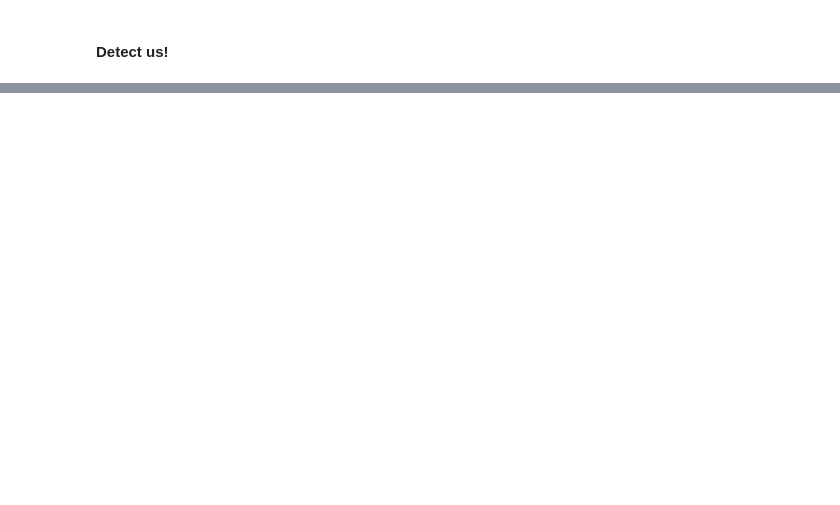
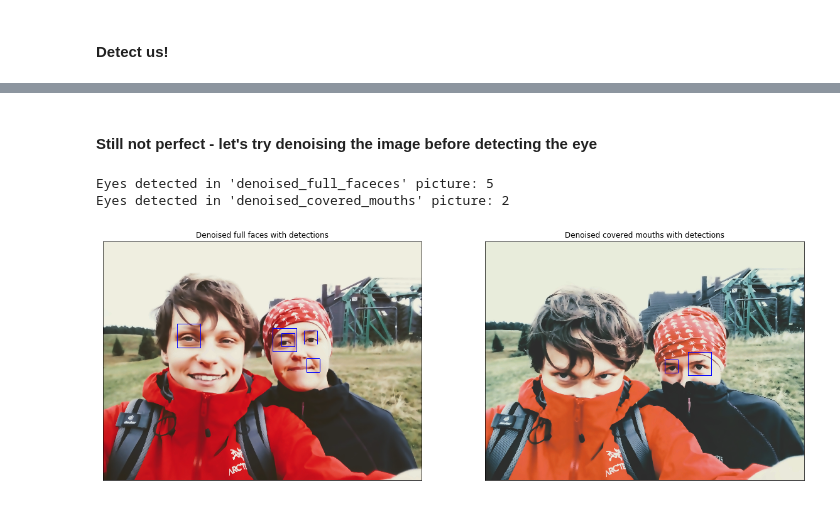
Before and after one commit to Olks/face_detection, a Jupyter notebook: Face detection.ipynb, the cells around one changed output, grey strips where cells are left out. Cells and saved outputs as stored; diff of their text form; code cells hidden in the pictures; blank space fills up the shorter version.

```diff
--- a/Face detection.ipynb
+++ b/Face detection.ipynb
@@ -127,0 +129,52 @@ Eyes detected in 'hidden_mouths' picture: 4
+# %% [markdown]
+#### Still not perfect - let's try denoising the image before detecting the eye
+# %%
+denoised_image_full_faces = np.copy(image_full_faces)
+denoised_image_covered_mouths = np.copy(image_covered_mouths)
+
+# Parameters:
+# h : parameter deciding filter strength. Higher h value removes noise better, but removes details of image also. (10 is ok)
+# hForColorComponents : same as h, but for color images only. (normally same as h)
+# templateWindowSize : should be odd. (recommended 7)
+# searchWindowSize : should be odd. (recommended 21)
+
+denoised_image_full_faces = cv2.fastNlMeansDenoisingColored(denoised_image_full_faces, None, 16, 10, 7,21)
+denoised_image_covered_mouths = cv2.fastNlMeansDenoisingColored(denoised_image_covered_mouths, None, 16, 10, 7,21)
+
+# Converting to grayscale
+gray_denoised_full_faces = cv2.cvtColor(image_full_faces, cv2.COLOR_RGB2GRAY)
+gray_denoised_covered_mouths = cv2.cvtColor(image_covered_mouths, cv2.COLOR_RGB2GRAY)
+
+
+eyes_denoised_full_faces = cascade_right_eye.detectMultiScale(gray_denoised_full_faces, scaleFactor=1.75, minNeighbors=2,
+                                               minSize=(80,80), maxSize=(600,600))
+eyes_denoised_covered_mouths = cascade_right_eye.detectMultiScale(gray_denoised_covered_mouths, scaleFactor=1.75, minNeighbors=2,
+                                               minSize=(80,80), maxSize=(600,600))
+
+
+# Draw blue box around found faces
+for (x,y,w,h) in eyes_denoised_full_faces:
+    cv2.rectangle(denoised_image_full_faces, (x,y), (x+w,y+h), (0,0,255), 3)
+
+for (x,y,w,h) in eyes_denoised_covered_mouths:
+    cv2.rectangle(denoised_image_covered_mouths, (x,y), (x+w,y+h), (0,0,255), 3)
+
+
+print('Eyes detected in \'denoised_full_faceces\' picture:', len(eyes_full_faces))
+print('Eyes detected in \'denoised_covered_mouths\' picture:', len(eyes_covered_mouths))
+
+
+# Two subplots, the axes array is 1-d
+f, ax = plt.subplots(1,2, figsize=(20,20))
+ax[0].imshow(denoised_image_full_faces);
+ax[1].imshow(denoised_image_covered_mouths);
+ax[0].set_title('Denoised full faces with detections')
+ax[1].set_title('Denoised covered mouths with detections')
+ax[0].set_xticks([]);
+ax[1].set_xticks([]);
+ax[0].set_yticks([]);
+ax[1].set_yticks([]);
+# %% [output]
+Eyes detected in 'denoised_full_faceces' picture: 5
+Eyes detected in 'denoised_covered_mouths' picture: 2
+[figure, added]
```
Also changed, not shown: parts of 6 cells of this notebook.
